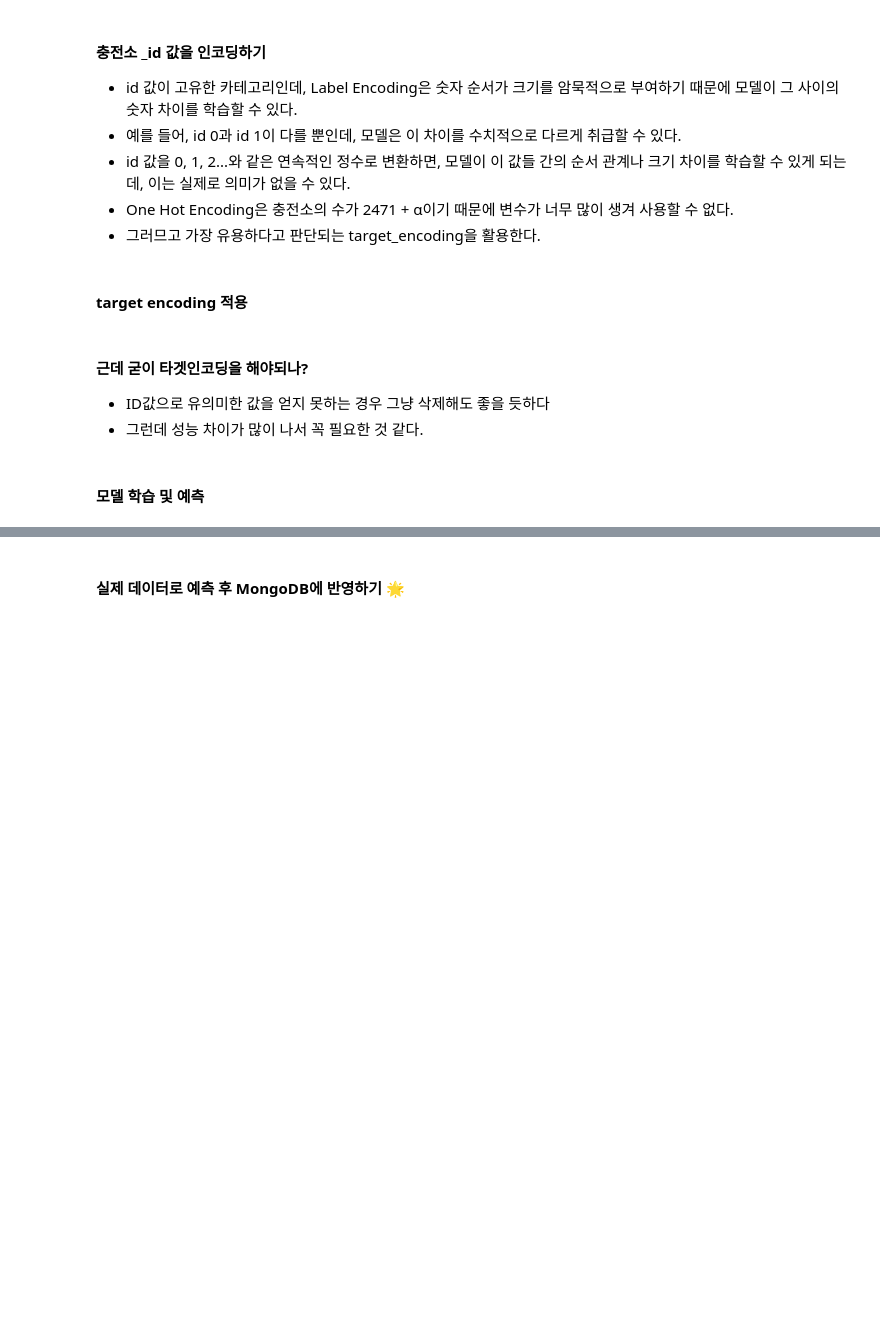
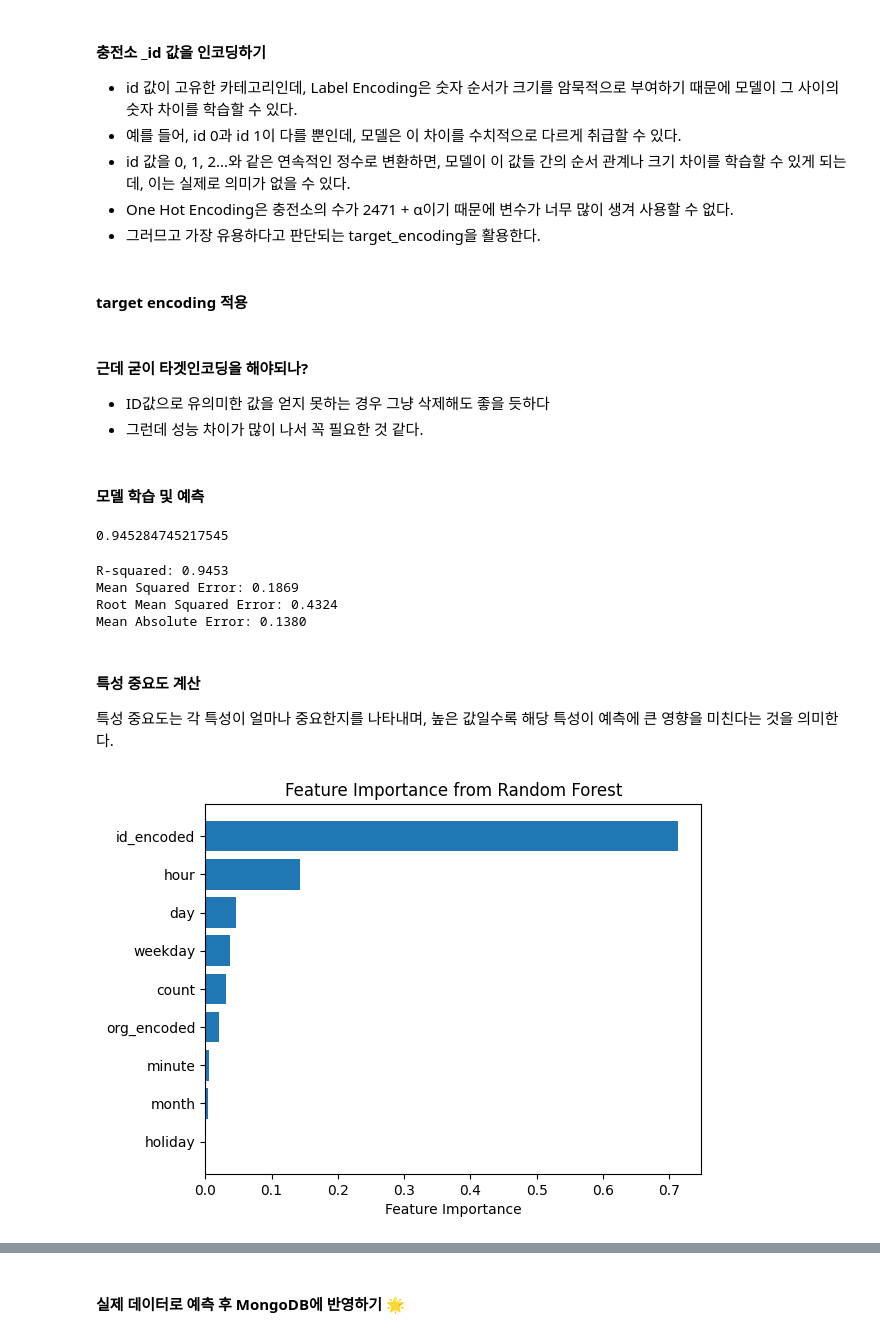
Before and after one commit to mandarinnn2/Grad_AI, a Jupyter notebook: basic_code.ipynb, the cells around one changed output, grey strips where cells are left out. Drawn from its saved outputs; the diff is of its cells as text; code cells hidden in the pictures; blank space fills up the shorter version.

```diff
--- a/basic_code.ipynb
+++ b/basic_code.ipynb
@@ -168,6 +190,9 @@ model = RandomForestRegressor(random_state=0, n_jobs=-1)
 
 model.fit(x_train, y_train) # 모델 학습
 
+# 특성 중요도 추출
+importances = model.feature_importances_
+
 y_pred = model.predict(x_test) # 모델 예측
 y_pred = np.round(y_pred)
 
@@ -182,6 +207,8 @@ y_test = pd.DataFrame(y_test)
 y_test.reset_index(inplace=True)
 df = pd.concat([y_test, y_pred], axis=1)
 df.columns = ['time', 'y_test', 'y_pred']
+# %% [output]
+0.945284745217545
 # %%
 # 'y_test'와 'y_pred' 열을 비교하여 정확도 평가
 
@@ -196,6 +223,33 @@ print(f"Mean Squared Error: {mse:.4f}")
 # RMSE (Root Mean Squared Error) 평가
 rmse = mse ** 0.5
 print(f"Root Mean Squared Error: {rmse:.4f}")
+
+# MAE (Mean Absolute Error) 평가
+mae = mean_absolute_error(df['y_test'], df['y_pred'])
+print(f"Mean Absolute Error: {mae:.4f}")
+# %% [output]
+R-squared: 0.9453
+Mean Squared Error: 0.1869
+Root Mean Squared Error: 0.4324
+Mean Absolute Error: 0.1380
+# %% [markdown]
+#### 특성 중요도 계산
+특성 중요도는 각 특성이 얼마나 중요한지를 나타내며, 높은 값일수록 해당 특성이 예측에 큰 영향을 미친다는 것을 의미한다.
+# %%
+# 특성 중요도 시각화
+indices = np.argsort(importances) # 오름차순정렬
+
+# importances와 x_train.columns을 정렬된 순서대로 재배치
+sorted_importances = importances[indices]
+sorted_features = x_train.columns[indices]
+
+# 막대 그래프 그리기
+plt.barh(sorted_features, sorted_importances)
+plt.xlabel('Feature Importance')
+plt.title('Feature Importance from Random Forest')
+plt.show()
+# %% [output]
+[figure, added]
 # %%
 # 시각화
 plt.figure(figsize=(8,6))
```
Also changed, not shown: parts of 12 cells of this notebook.
